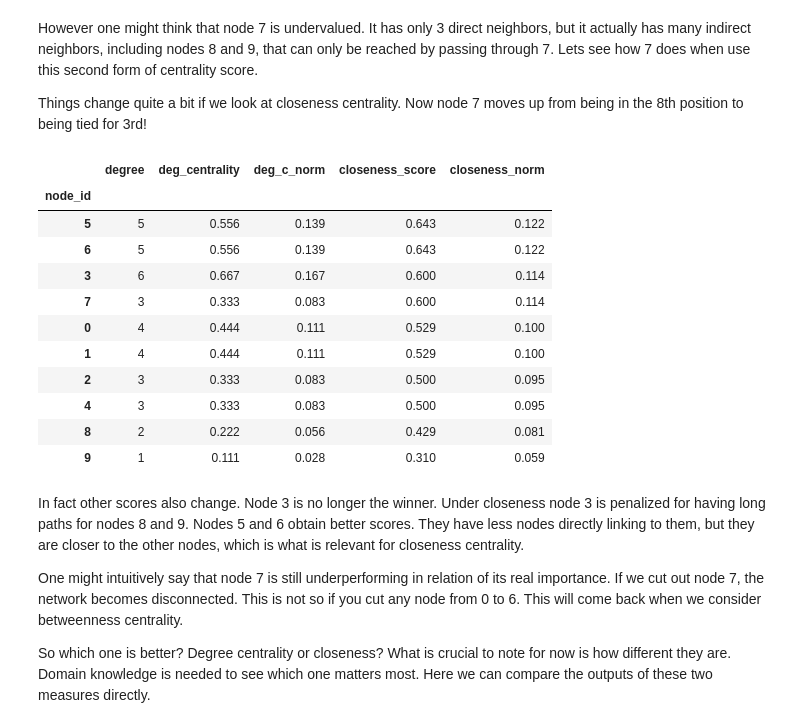
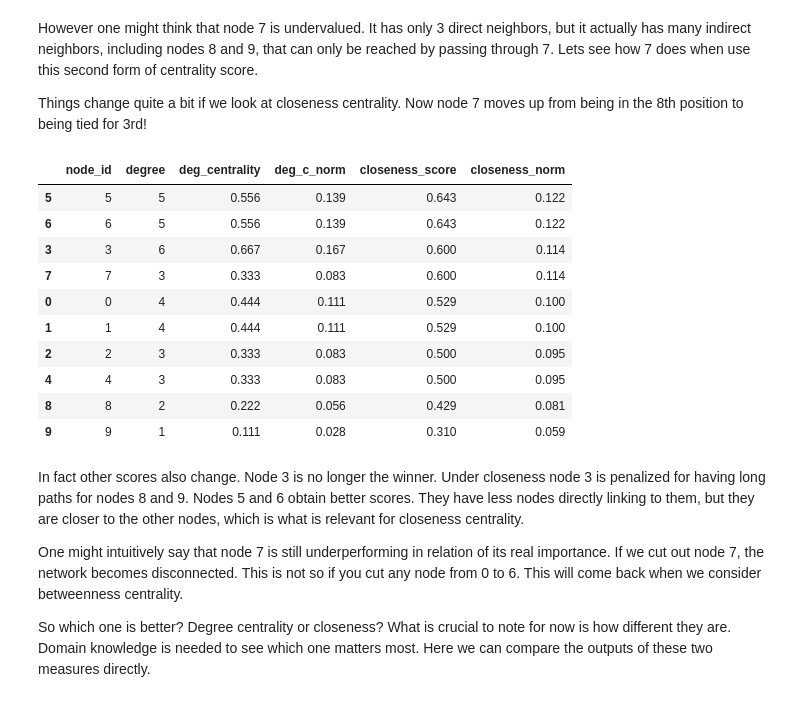
Before and after one commit to maastrichtlawtech/legalnetworkanalysis_textbook, a Jupyter notebook: Chapter_3_Centrality.ipynb, the cells around one changed output. Saved outputs shown, nothing was run; the diff lists cells and outputs as text; code cells hidden in the pictures.

```diff
--- a/Chapter_3_Centrality.ipynb
+++ b/Chapter_3_Centrality.ipynb
@@ -7,6 +7,8 @@ import matplotlib.pyplot as plt
 from networkx.drawing.nx_pydot import graphviz_layout
 from src.helper import draw_spring, load_graph_from_json, score_normalize
 np.random.seed(123)
+#pd.set_option("display.precision", 3)
+pd.options.display.float_format = '{:20,.3f}'.format
 # %% [markdown]
 # 3 Network Centrality
 
@@ -261,6 +266,7 @@ draw_spring(g_kite)
 # %% [markdown]
 In terms of degree, node 3 is the clear winner in the first position. Node 7 is far behind on the 8th position.
 # %%
+g_kite = nx.krackhardt_kite_graph()
 degree = nx.degree(g_kite)
 nodeid = list(dict(degree).keys())
 degscore = list(dict(degree).values())
@@ -269,9 +275,10 @@ degcentscore = list(dict(degcentrality).values())
 degcent_norm = degcentscore/(np.sum(degcentscore))
 resdf = pd.DataFrame({"node_id":nodeid,
                       "degree":degscore,
-                      "deg_centrality":np.around(degcentscore,3),
-                      "deg_c_norm":np.around(degcent_norm, 3)})
+                      "deg_centrality":degcentscore,
+                      "deg_c_norm":degcent_norm})
 resdf.set_index("node_id", inplace=True)
+resdf.to_csv("data/kite_closeness_results_1.csv")
 resdf.sort_values('degree', ascending=False)
 # %% [output]
 |  | degree | deg_centrality | deg_c_norm |
@@ -291,25 +298,29 @@ However one might think that node 7 is undervalued. It has only 3 direct neighbo
 
 Things change quite a bit if we look at closeness centrality. Now node 7 moves up from being in the 8th position to being tied for 3rd!
 # %%
+
+resdf = pd.read_csv("data/kite_closeness_results_1.csv")
+
 closenesscent = nx.closeness_centrality(g_kite)
 closescores = list(closenesscent.values())
 closescore_norm = closescores/(np.sum(closescores))
-resdf["closeness_score"] = np.around(closescores,3)
-resdf["closeness_norm"] = np.around(closescore_norm,3)
+resdf["closeness_score"] = closescores
+resdf["closeness_norm"] = closescore_norm
+resdf.to_csv("data/kite_closeness_results_2.csv")
+
 resdf.sort_values('closeness_norm', ascending=False)
 # %% [output]
-|  | degree | deg_centrality | deg_c_norm | closeness_score | closeness_norm |
-| node_id |  |  |  |  |  |
-| 5 | 5 | 0.556 | 0.139 | 0.643 | 0.122 |
-| 6 | 5 | 0.556 | 0.139 | 0.643 | 0.122 |
-| 3 | 6 | 0.667 | 0.167 | 0.600 | 0.114 |
-| 7 | 3 | 0.333 | 0.083 | 0.600 | 0.114 |
-| 0 | 4 | 0.444 | 0.111 | 0.529 | 0.100 |
-| 1 | 4 | 0.444 | 0.111 | 0.529 | 0.100 |
-| 2 | 3 | 0.333 | 0.083 | 0.500 | 0.095 |
-| 4 | 3 | 0.333 | 0.083 | 0.500 | 0.095 |
-| 8 | 2 | 0.222 | 0.056 | 0.429 | 0.081 |
-| 9 | 1 | 0.111 | 0.028 | 0.310 | 0.059 |
+|  | node_id | degree | deg_centrality | deg_c_norm | closeness_score | closeness_norm |
+| 5 | 5 | 5 | 0.556 | 0.139 | 0.643 | 0.122 |
+| 6 | 6 | 5 | 0.556 | 0.139 | 0.643 | 0.122 |
+| 3 | 3 | 6 | 0.667 | 0.167 | 0.600 | 0.114 |
+| 7 | 7 | 3 | 0.333 | 0.083 | 0.600 | 0.114 |
+| 0 | 0 | 4 | 0.444 | 0.111 | 0.529 | 0.100 |
+| 1 | 1 | 4 | 0.444 | 0.111 | 0.529 | 0.100 |
+| 2 | 2 | 3 | 0.333 | 0.083 | 0.500 | 0.095 |
+| 4 | 4 | 3 | 0.333 | 0.083 | 0.500 | 0.095 |
+| 8 | 8 | 2 | 0.222 | 0.056 | 0.429 | 0.081 |
+| 9 | 9 | 1 | 0.111 | 0.028 | 0.310 | 0.059 |
 # %% [markdown]
 
 In fact other scores also change.  Node 3 is no longer the winner. Under closeness node 3 is penalized for having long paths for nodes 8 and 9. Nodes 5 and 6 obtain better scores. They have less nodes directly linking to them, but they are closer to the other nodes, which is what is relevant for closeness centrality.
```
Also changed, not shown: parts of 31 cells of this notebook, 8 other files.
